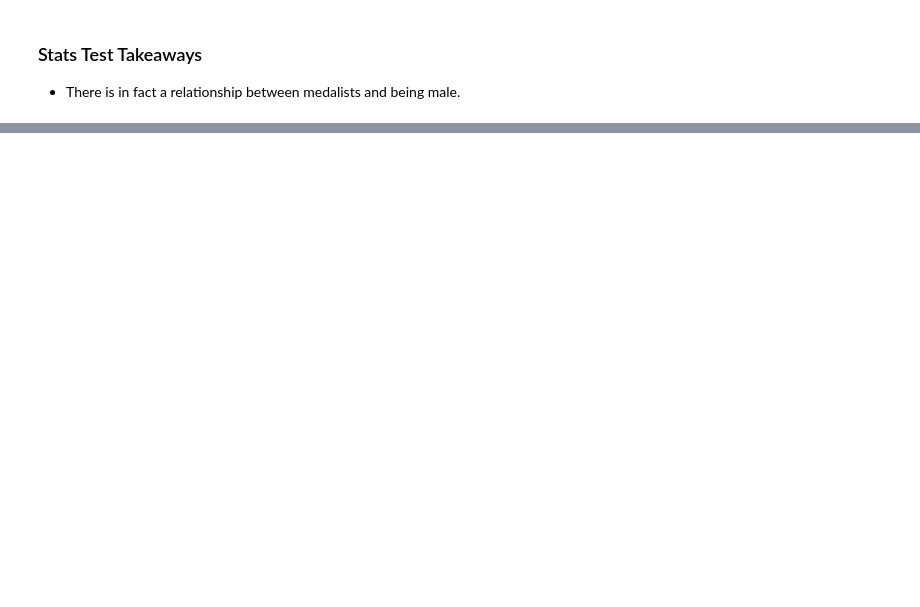
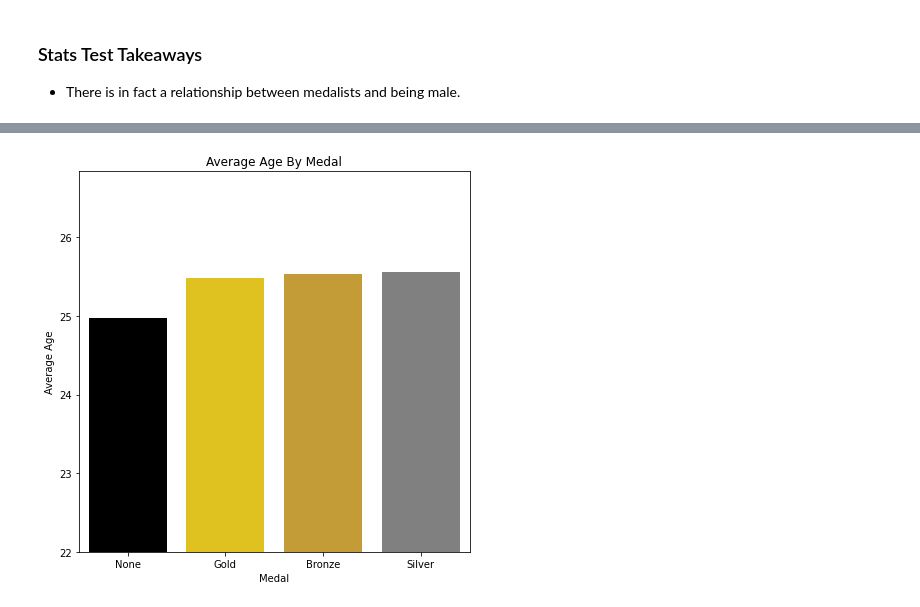
Before and after one commit to michael-haerle/olympic_dataset, a Jupyter notebook: final_notebook.ipynb, the cells around one changed output, grey strips where cells are left out. Drawn from its saved outputs; the diff is of its cells as text; code cells hidden in the pictures; blank space fills up the shorter version.

```diff
--- a/final_notebook.ipynb
+++ b/final_notebook.ipynb
@@ -161,0 +153,4 @@ Text(0.5, 1.0, 'Average Age By Medal')
+# %%
+explore.barplot_average_age_by_medal(train)
+# %% [output]
+[figure, added]
```
Also changed, not shown: parts of 4 cells of this notebook.
